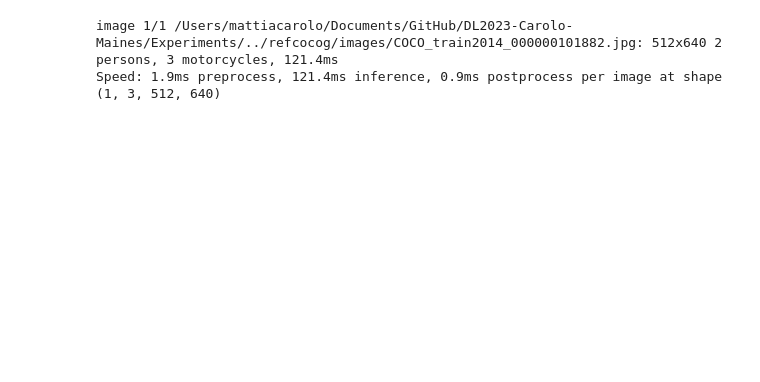
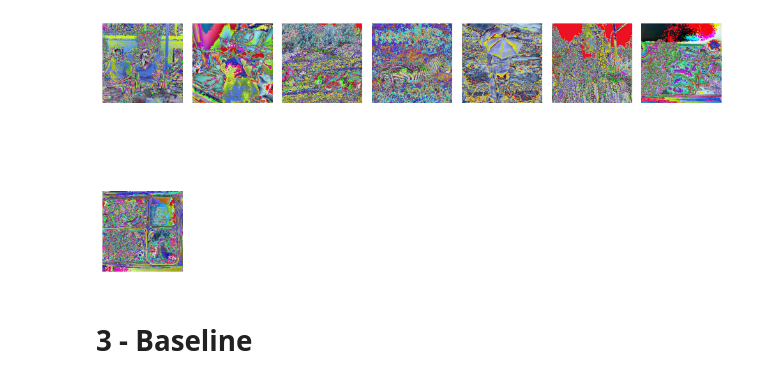
Before and after one commit to MattiaCarolo/DL2023-Carolo-Maines, a Jupyter notebook: Experiments/Baseline.ipynb, the cells around one changed output. Cells and saved outputs as stored; diff of their text form; code cells hidden in the pictures; blank space fills up the shorter version.

```diff
--- a/Experiments/Baseline.ipynb
+++ b/Experiments/Baseline.ipynb
@@ -245,0 +682,21 @@ from ultralytics import YOLO
+# %%
+# create dataset and dataloader
+print("----------------------Processing train split----------------------------")
+dataset_train = RefCOCOG(refs, clip_model, clip_preprocess, annotations, device=device, count=count, split="train")
+dataloader_train = DataLoader(dataset_train, batch_size=8)
+len_train = len(dataset_train)
+print(f"Numero esempi in train = {len_train}")
+
+print("----------------------Processing test split-----------------------------")
+dataset_test = RefCOCOG(refs, clip_model, clip_preprocess, annotations, device=device,count=count, split="test")
+dataloader_test = DataLoader(dataset_test, batch_size=8)
+len_test = len(dataset_test)
+print(f"Numero esempi in test = {len_test}")
+
+print("----------------------Processing eval split-----------------------------")
+dataset_eval = RefCOCOG(refs, clip_model, clip_preprocess, annotations, device=device,count=64, split="val")
+dataloader_eval = DataLoader(dataset_eval, batch_size=8)
+len_eval = len(dataset_eval)
+print(f"Numero esempi in eval = {len_eval}")
+
+print("------------------------------------------------------------------------")
@@ -246,3 +745,26 @@ from ultralytics import YOLO
+# %%
+# Set up the plot
+plt.figure(figsize=(10, num_rows * 3))
+
+# Loop through and display each processed image
+for i, img in enumerate(images):
+    # Check if the image is a tensor and convert it to a NumPy array if needed
+    if isinstance(img, torch.Tensor):
+        img = img.permute(1, 2, 0).cpu().numpy()  # Convert (C, H, W) to (H, W, C)
+        img = (img * 255).astype('uint8')  # Convert to [0, 255] range for display
+
+    # Add subplot
+    plt.subplot(num_rows, num_cols, i + 1)
+    plt.imshow(img)
+    plt.axis('off')  # Hide the axis
+
+# Show the plot with all processed images
+plt.tight_layout()
+plt.show()
+# %% [output]
+[figure, added]
+# %% [markdown]
+# 3 - Baseline
 # %%
 ##########################################################
 # YolottoClip - Just for Zero-Shotting the dataset
@@ -308,5 +845,0 @@ caption = 'grosso cavallo grosso'
-# %%
-confidence, bboxe, rest = ZeroShotter.calculate_best_bbox(img,caption,device)
-# %% [output]
-image 1/1 /Users/mattiacarolo/Documents/GitHub/DL2023-Carolo-Maines/Experiments/../refcocog/images/COCO_train2014_000000101882.jpg: 512x640 2 persons, 3 motorcycles, 121.4ms
-Speed: 1.9ms preprocess, 121.4ms inference, 0.9ms postprocess per image at shape (1, 3, 512, 640)
```
Also changed, not shown: parts of 59 cells of this notebook, 1 other file.
